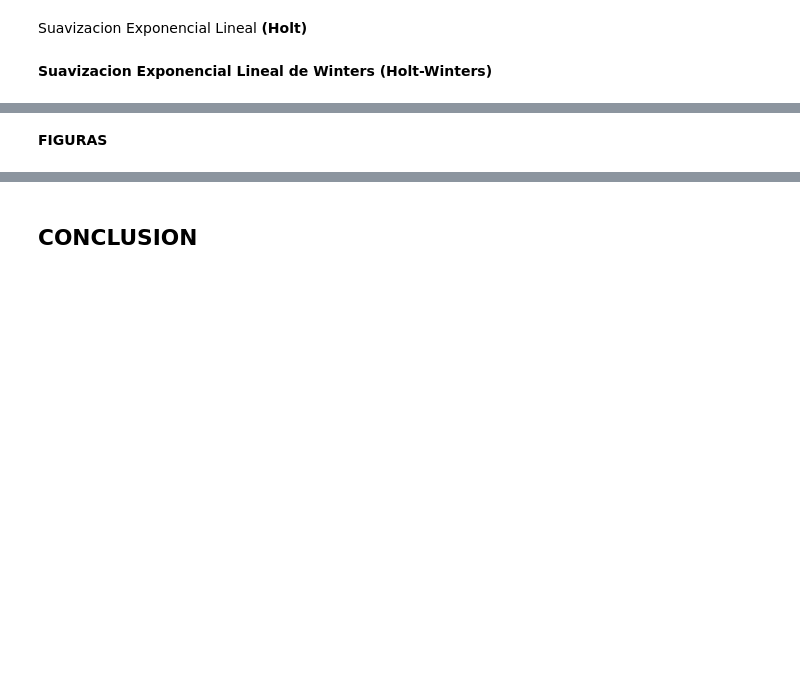
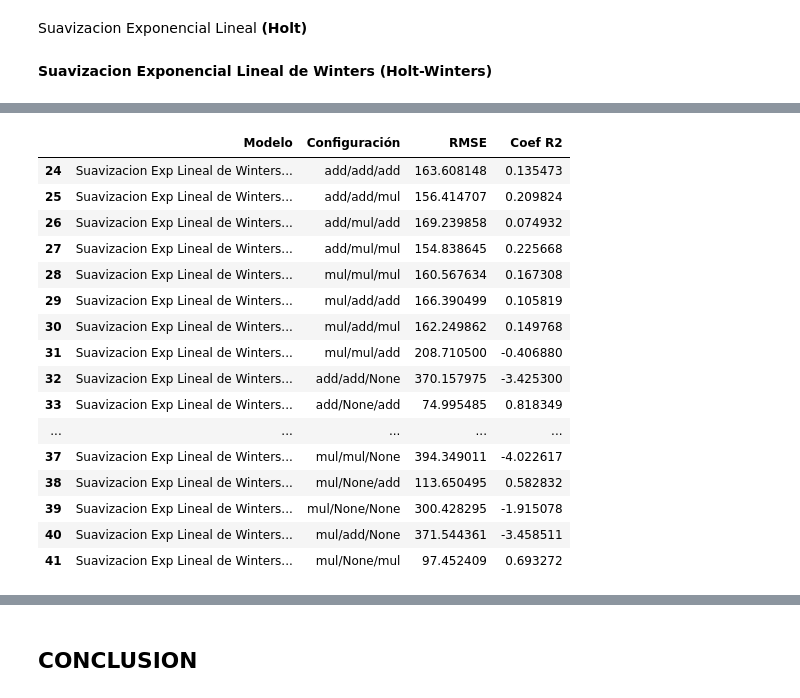
Before and after one commit to carlosjara/MCD_FAII, a Jupyter notebook: FAII/FAII/Talleres/T1_pronostico_modelos.ipynb, the cells around one changed output, grey strips where cells are left out. Cells and saved outputs as stored; diff of their text form; code cells hidden in the pictures; blank space fills up the shorter version.

```diff
--- a/FAII/FAII/Talleres/T1_pronostico_modelos.ipynb
+++ b/FAII/FAII/Talleres/T1_pronostico_modelos.ipynb
@@ -186,2 +206,20 @@ Resultados
-# %% [markdown]
-**FIGURAS**
+# %%
+Resultados[24:]
+# %% [output]
+|  | Modelo | Configuración | RMSE | Coef R2 |
+| 24 | Suavizacion Exp Lineal de Winters... | add/add/add | 163.608148 | 0.135473 |
+| 25 | Suavizacion Exp Lineal de Winters... | add/add/mul | 156.414707 | 0.209824 |
+| 26 | Suavizacion Exp Lineal de Winters... | add/mul/add | 169.239858 | 0.074932 |
+| 27 | Suavizacion Exp Lineal de Winters... | add/mul/mul | 154.838645 | 0.225668 |
+| 28 | Suavizacion Exp Lineal de Winters... | mul/mul/mul | 160.567634 | 0.167308 |
+| 29 | Suavizacion Exp Lineal de Winters... | mul/add/add | 166.390499 | 0.105819 |
+| 30 | Suavizacion Exp Lineal de Winters... | mul/add/mul | 162.249862 | 0.149768 |
+| 31 | Suavizacion Exp Lineal de Winters... | mul/mul/add | 208.710500 | -0.406880 |
+| 32 | Suavizacion Exp Lineal de Winters... | add/add/None | 370.157975 | -3.425300 |
+| 33 | Suavizacion Exp Lineal de Winters... | add/None/add | 74.995485 | 0.818349 |
+| ... | ... | ... | ... | ... |
+| 37 | Suavizacion Exp Lineal de Winters... | mul/mul/None | 394.349011 | -4.022617 |
+| 38 | Suavizacion Exp Lineal de Winters... | mul/None/add | 113.650495 | 0.582832 |
+| 39 | Suavizacion Exp Lineal de Winters... | mul/None/None | 300.428295 | -1.915078 |
+| 40 | Suavizacion Exp Lineal de Winters... | mul/add/None | 371.544361 | -3.458511 |
+| 41 | Suavizacion Exp Lineal de Winters... | mul/None/mul | 97.452409 | 0.693272 |
```
Also changed, not shown: parts of 19 cells of this notebook, 5 other files.
